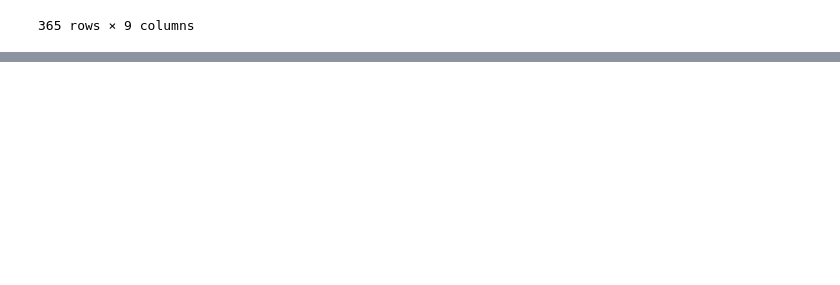
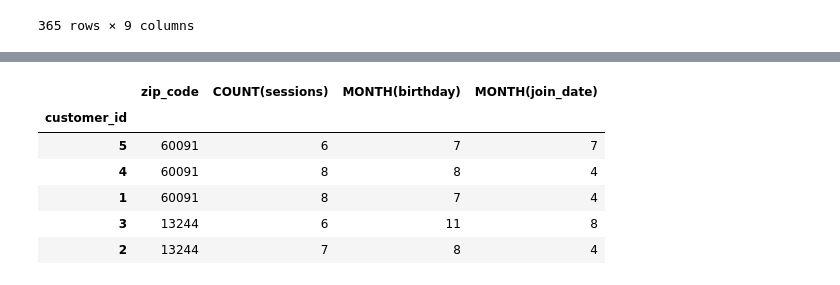
Before and after one commit to FrostyFrost/mle-mlflow, a Jupyter notebook: feature_engineering.ipynb, the cells around one changed output, grey strips where cells are left out. Cells and saved outputs as stored; diff of their text form; code cells hidden in the pictures; blank space fills up the shorter version.

```diff
--- a/feature_engineering.ipynb
+++ b/feature_engineering.ipynb
@@ -149,0 +261,10 @@ temperature_data
+# %%
+feature_matrix
+# %% [output]
+|  | zip_code | COUNT(sessions) | MONTH(birthday) | MONTH(join_date) |
+| customer_id |  |  |  |  |
+| 5 | 60091 | 6 | 7 | 7 |
+| 4 | 60091 | 8 | 8 | 4 |
+| 1 | 60091 | 8 | 7 | 4 |
+| 3 | 13244 | 6 | 11 | 8 |
+| 2 | 13244 | 7 | 8 | 4 |
```
Also changed, not shown: parts of 14 cells of this notebook, 3 other files.
